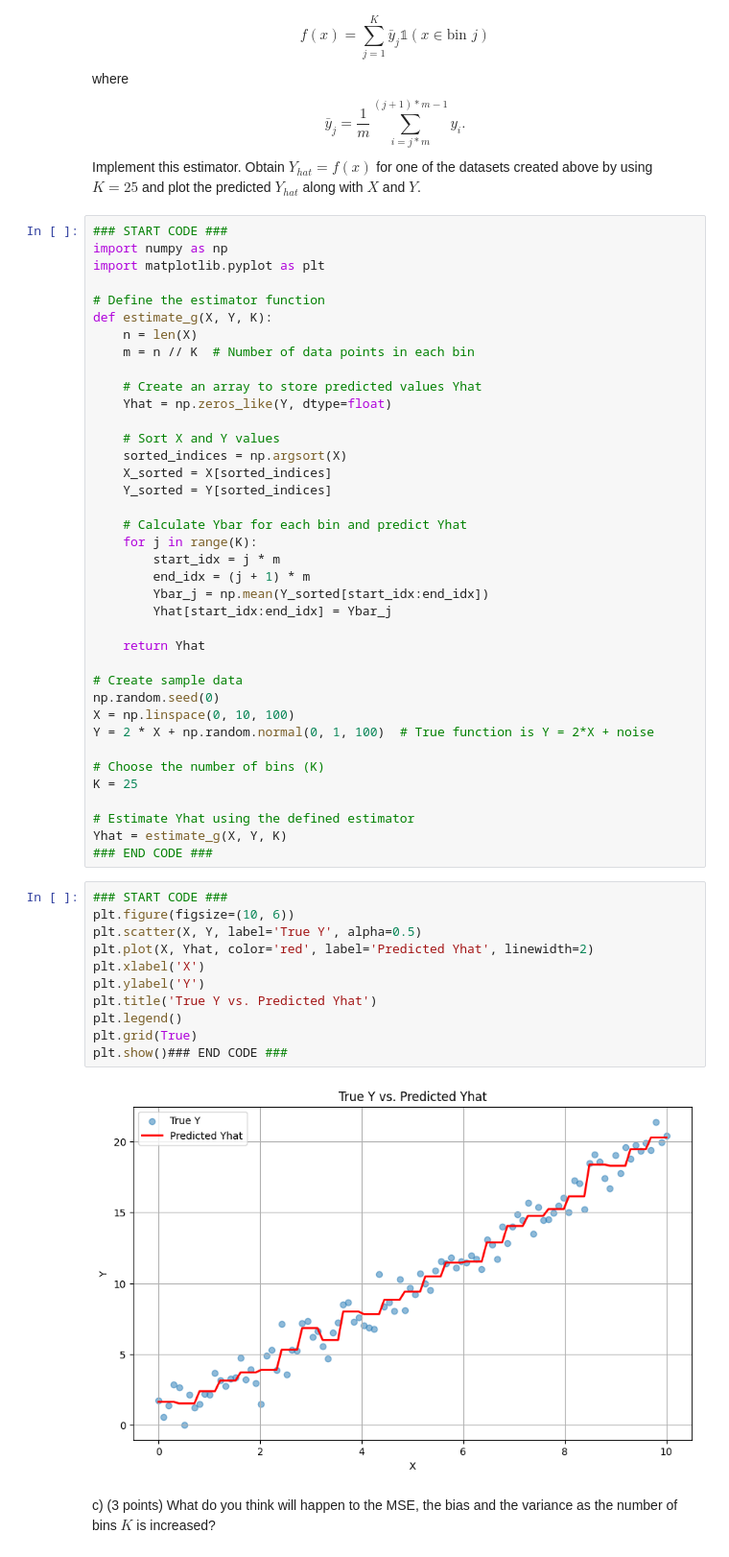
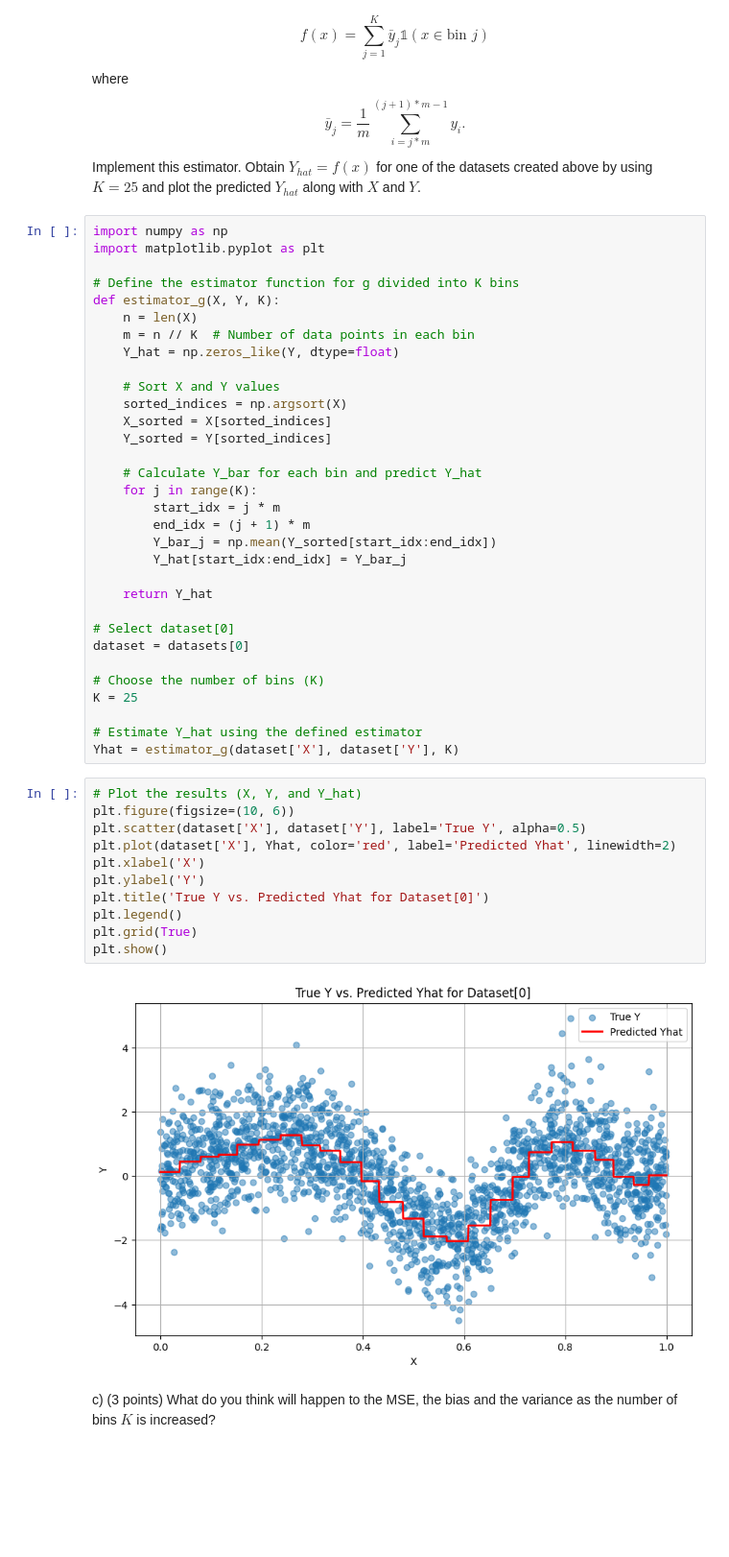
Before and after one commit to saiyam-shah/ml-ass2, a Jupyter notebook: HW_2-2.ipynb, the cells around one changed output. Shown: that part at 96% size. Saved outputs shown, nothing was run; the diff lists cells and outputs as text; blank space fills up the shorter version.

```diff
--- a/HW_2-2.ipynb
+++ b/HW_2-2.ipynb
@@ -108,56 +108,50 @@ $$
 $$
 Implement this estimator. Obtain $Y_{hat} = f(x)$ for one of the datasets created above by using $K=25$ and plot the predicted $Y_{hat}$ along with $X$ and $Y$.
 # %%
-### START CODE ###
 import numpy as np
 import matplotlib.pyplot as plt
 
-# Define the estimator function
-def estimate_g(X, Y, K):
+# Define the estimator function for g divided into K bins
+def estimator_g(X, Y, K):
     n = len(X)
     m = n // K  # Number of data points in each bin
-
-    # Create an array to store predicted values Yhat
-    Yhat = np.zeros_like(Y, dtype=float)
+    Y_hat = np.zeros_like(Y, dtype=float)
 
     # Sort X and Y values
     sorted_indices = np.argsort(X)
     X_sorted = X[sorted_indices]
     Y_sorted = Y[sorted_indices]
 
-    # Calculate Ybar for each bin and predict Yhat
+    # Calculate Y_bar for each bin and predict Y_hat
     for j in range(K):
         start_idx = j * m
         end_idx = (j + 1) * m
-        Ybar_j = np.mean(Y_sorted[start_idx:end_idx])
-        Yhat[start_idx:end_idx] = Ybar_j
+        Y_bar_j = np.mean(Y_sorted[start_idx:end_idx])
+        Y_hat[start_idx:end_idx] = Y_bar_j
 
-    return Yhat
+    return Y_hat
 
-# Create sample data
-np.random.seed(0)
-X = np.linspace(0, 10, 100)
-Y = 2 * X + np.random.normal(0, 1, 100)  # True function is Y = 2*X + noise
+# Select dataset[0]
+dataset = datasets[0]
 
 # Choose the number of bins (K)
 K = 25
 
-# Estimate Yhat using the defined estimator
-Yhat = estimate_g(X, Y, K)
-### END CODE ###
+# Estimate Y_hat using the defined estimator
+Yhat = estimator_g(dataset['X'], dataset['Y'], K)
 # %%
-### START CODE ###
+# Plot the results (X, Y, and Y_hat)
 plt.figure(figsize=(10, 6))
-plt.scatter(X, Y, label='True Y', alpha=0.5)
-plt.plot(X, Yhat, color='red', label='Predicted Yhat', linewidth=2)
+plt.scatter(dataset['X'], dataset['Y'], label='True Y', alpha=0.5)
+plt.plot(dataset['X'], Yhat, color='red', label='Predicted Yhat', linewidth=2)
 plt.xlabel('X')
 plt.ylabel('Y')
-plt.title('True Y vs. Predicted Yhat')
+plt.title('True Y vs. Predicted Yhat for Dataset[0]')
 plt.legend()
 plt.grid(True)
-plt.show()### END CODE ###
+plt.show()
 # %% [output]
-[figure, old version]
+[figure, new version]
 # %% [markdown]
 c) (3 points) What do you think will happen to the MSE, the bias and the variance as the number of bins $K$ is increased?
 # %% [markdown]
```
Also changed, not shown: parts of 6 cells of this notebook.
